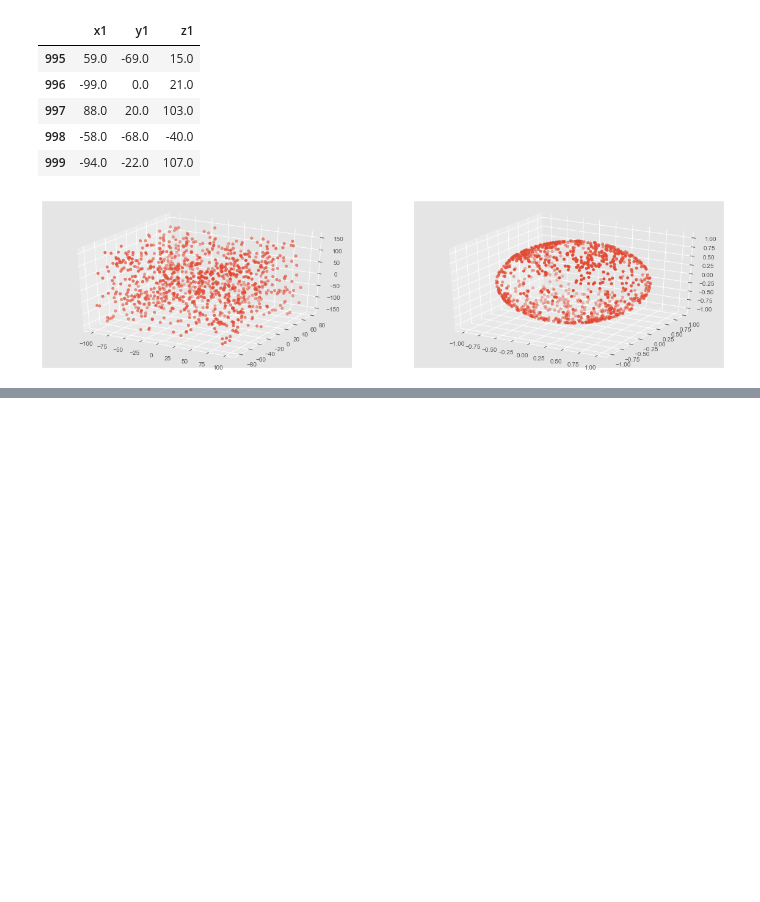
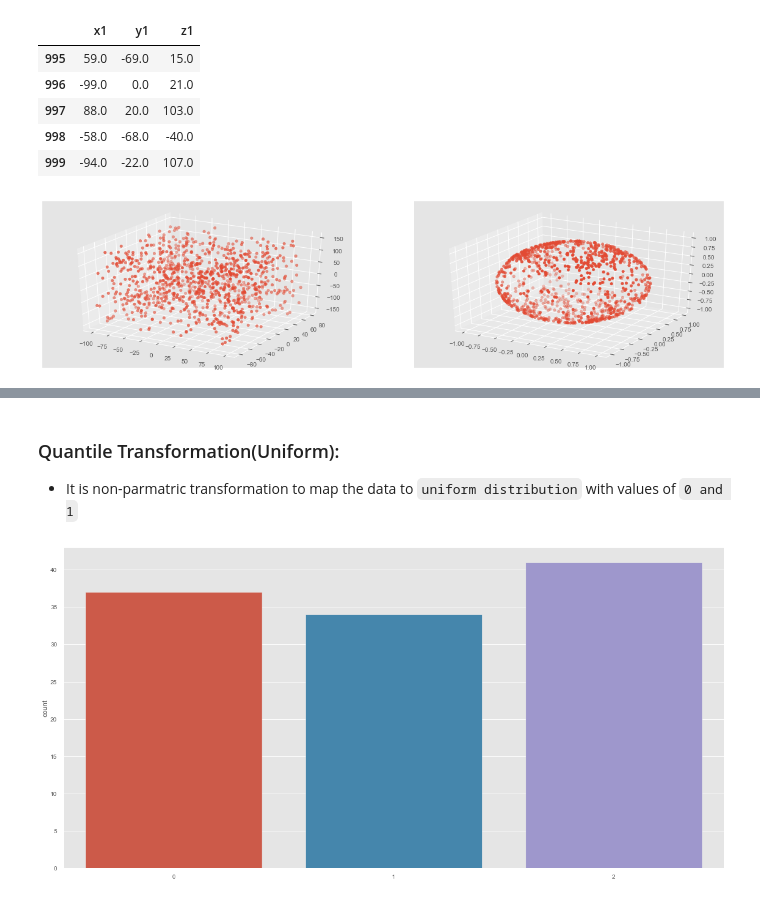
Before and after one commit to reddyprasade/Machine-Learning-with-Scikit-Learn-Python-3.x, a Jupyter notebook: Feature_Scaling/ML0101EN-13-Features_Scaling_Sklearn.ipynb, the cells around one changed output, grey strips where cells are left out. Saved outputs shown, nothing was run; the diff lists cells and outputs as text; code cells hidden in the pictures; blank space fills up the shorter version.

```diff
--- a/Feature_Scaling/ML0101EN-13-Features_Scaling_Sklearn.ipynb
+++ b/Feature_Scaling/ML0101EN-13-Features_Scaling_Sklearn.ipynb
@@ -325,2 +329,5 @@ Note that the points are all brought within a sphere that is at most 1 away from
            * Power Transofmation(Box Cox)
            * Power Transformation(Yeo-Johnson)
+# %% [markdown]
+### Quantile Transformation(Uniform):
+* It is non-parmatric transformation to map the data to `uniform distribution` with values of `0 and 1`
@@ -326,0 +337,10 @@ Note that the points are all brought within a sphere that is at most 1 away from
+# %%
+X,Y = load_iris(return_X_y=True)
+# %%
+X_train,X_test,y_train,y_test = train_test_split(X,Y,random_state=0)
+# %%
+plt.figure(figsize=(20,10))
+sns.countplot(y_train)
+plt.show()
+# %% [output]
+[figure, added]
```
Also changed, not shown: parts of 44 cells of this notebook.
